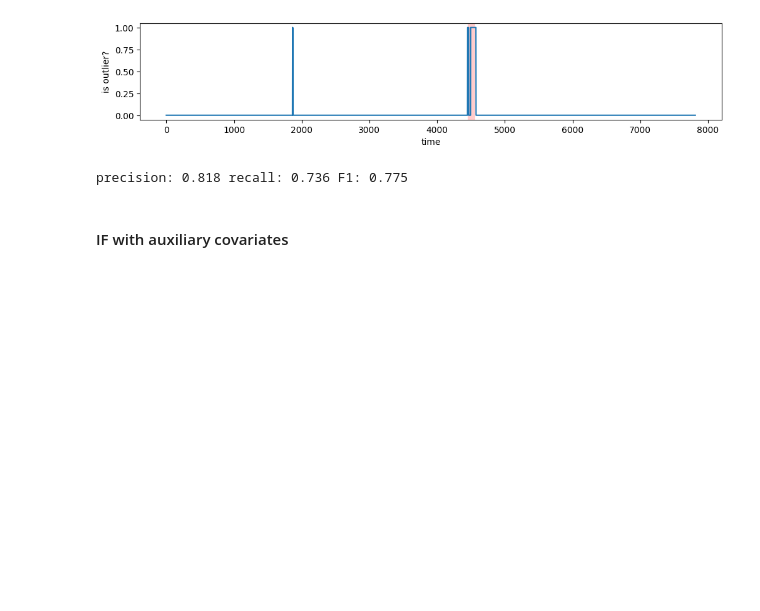
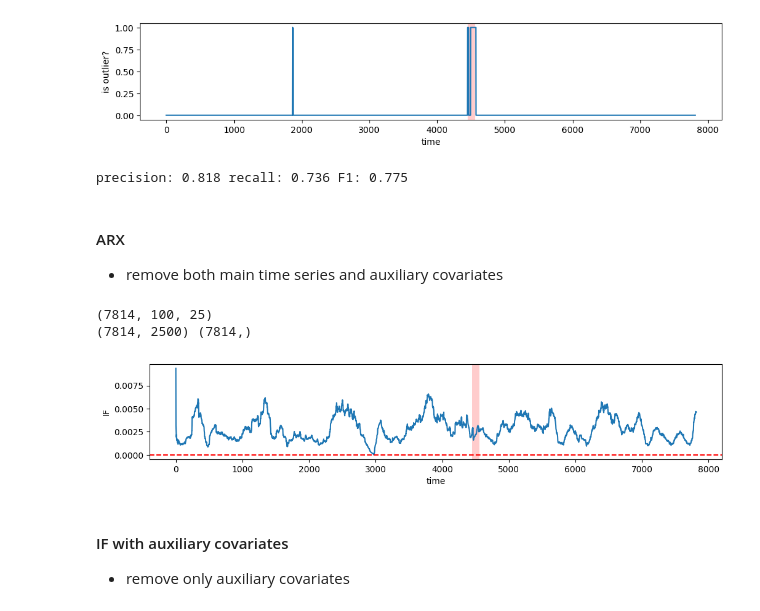
Before and after one commit to yzhang511/TimeInf, a Jupyter notebook: notebooks/IF_auxiliary_covariates.ipynb, the cells around one changed output. Saved outputs shown, nothing was run; the diff lists cells and outputs as text; code cells hidden in the pictures; blank space fills up the shorter version.

Commit message:
add auxiliary covariates

```diff
--- a/notebooks/IF_auxiliary_covariates.ipynb
+++ b/notebooks/IF_auxiliary_covariates.ipynb
@@ -121,4 +121,53 @@ prec, rec, f1 = eval_anomaly_detector(ground_truth[:len(detected_outliers)], det
 # %% [output]
 precision: 0.818 recall: 0.736 F1: 0.775
 # %% [markdown]
-#### IF with auxiliary covariates
+#### ARX
+- remove both main time series and auxiliary covariates
+# %%
+block_length = 100
+X_train, Y_train = split_time_series(ts_test, block_length=block_length)
+matched_block_idxs = match_train_time_block_index(ts_test, X_train)
+Y_train = Y_train[:,0]
+seq_len, _, n_series = X_train.shape
+print(X_train.shape)
+X_train = X_train.reshape(-1, block_length*n_series)
+print(X_train.shape, Y_train.shape)
+# %% [output]
+(7814, 100, 25)
+(7814, 2500) (7814,)
+# %%
+lr = LinearRegression().fit(X_train, Y_train)
+beta = lr.coef_
+b = lr.intercept_
+try:
+    inv_hess = len(X_train) * np.linalg.inv(X_train.T @ X_train)
+except:
+    inv_hess = len(X_train) * np.linalg.pinv(X_train.T @ X_train)
+params = (beta, b, inv_hess)
+# %%
+# compute IF for each time block
+time_block_loos = []
+for i in tqdm(range(len(X_train)), total=len(X_train), desc="Compute LOO"):
+  time_block_loos.append(compute_loo_linear_approx(i, i, X_train, Y_train, X_train, Y_train, params))
+time_block_loos = np.array(time_block_loos)
+# %%
+# compute IF for each time point
+time_point_loos = []
+for i in range(len(matched_block_idxs)):
+  time_point_loos.append((time_block_loos[matched_block_idxs[i]]).mean())
+time_point_loos = np.array(time_point_loos)
+# %%
+plt.figure(figsize=(12,2))
+loos_viz = np.ones(len(ts_test)) * np.nan
+loos_viz[:X_train.shape[0]] = time_point_loos
+plt.plot(loos_viz)
+plt.axhline(y=0, c="r", linestyle="--")
+plt.axvspan(anomaly_start, anomaly_end, facecolor='red', alpha=.2)
+plt.ylabel("IF")
+plt.xlabel("time")
+plt.show()
+# %% [output]
+[figure, added]
+# %% [markdown]
+#### IF with auxiliary covariates
+- remove only auxiliary covariates
```
Also changed, not shown: parts of 14 cells of this notebook, 1 other file.
